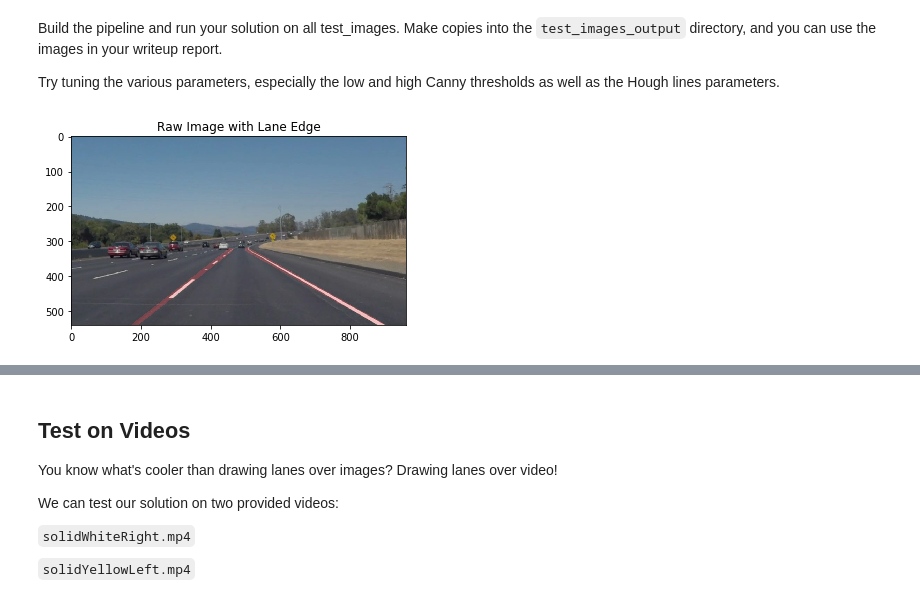
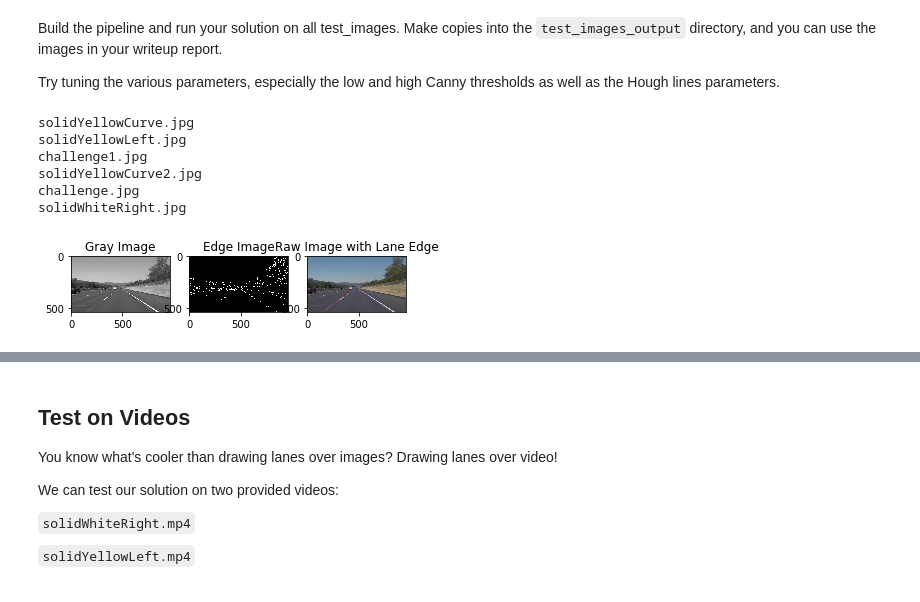
Before and after one commit to StevenShuoFeng/CarND-LaneLines-P1, a Jupyter notebook: P1.ipynb, the cells around one changed output, grey strips where cells are left out. Drawn from its saved outputs; the diff is of its cells as text; code cells hidden in the pictures.

Commit message:
solving the challenge problem
1. The shade from side creates much stronger edges than the yellow lane line for certain parts
2. tree shade creates a lot of edges

```diff
--- a/P1.ipynb
+++ b/P1.ipynb
@@ -247,39 +261,49 @@ Try tuning the various parameters, especially the low and high Canny thresholds
 # %%
 # TODO: Build your pipeline that will draw lane lines on the test_images
 # then save them to the test_images_output directory.
 import os
 
 inputImageDir = "test_images/"
 outputImageDir = "test_images_output/"
 files = os.listdir(inputImageDir)
 
 for k in range(len(testImageFiles)):
     img = mpimg.imread(inputImageDir + files[k])
     imgGray = grayscale(img)
     sizy, sizx = imgGray.shape
+    print(files[k])
+
+    # Define a region of interest in front-center
+    roi = np.array([[sizx*0.45, sizy*0.6], [sizx*0.2, sizy*0.9], [sizx*0.8, sizy*0.9], [sizx*0.55, sizy*0.6]]).astype(int)
 
     # Detect all edges
-    imgEdge = canny(imgGray, 50, 150)
-
-    # Define a region of interest in front-center
-    roi = np.array([[sizx*0.45, sizy*0.6], [0, sizy], [sizx, sizy], [sizx*0.55, sizy*0.6]]).astype(int)
+    imgEdge = canny(imgGray, 50, 100)
     imgEdgeROI = region_of_interest(imgEdge, [roi])
 
+    plt.subplot(1,3,1)
+    plt.imshow(imgGray, cmap='gray'), plt.title('Gray Image')
+    plt.subplot(1,3,2)
+    plt.imshow(imgEdge, cmap='gray'), plt.title('Edge Image')
+    plt.subplot(1,3,3)
+    plt.imshow(lineROI), plt.title('Hough Lines (ROI) Image')
+
     # hough transform for lines
-    lineROI = hough_lines(imgEdgeROI, rho=1, theta=np.pi/180, threshold=20, min_line_len=10, max_line_gap=2)
+    lineROI = hough_lines(imgEdgeROI, rho=1, theta=np.pi/180, threshold=20, min_line_len=5, max_line_gap=2)
 
-#     plt.subplot(1,3,1)
-#     plt.imshow(imgGray, cmap='gray'), plt.title('Gray Image')
-#     plt.subplot(1,3,2)
-#     plt.imshow(imgEdge, cmap='gray'), plt.title('Edge Image')
-#     plt.subplot(1,3,3)
-#     plt.imshow(lineROI), plt.title('Hough Lines (ROI) Image')
 
     res = weighted_img(initial_img=img, img=lineROI, α=0.8, β=0.2, γ=0.5)
     plt.imshow(res), plt.title('Raw Image with Lane Edge')
-    cv2.imwrite(outputImageDir + "rawline_" + files[k], cv2.cvtColor(res, cv2.COLOR_RGB2BGR))
+#     cv2.imwrite(outputImageDir + "rawline_" + files[k], cv2.cvtColor(res, cv2.COLOR_RGB2BGR))
+#     cv2.imwrite(outputImageDir + files[k], cv2.cvtColor(res, cv2.COLOR_RGB2BGR))
+    cv2.imwrite(outputImageDir + files[k], imgEdgeROI)
 # %% [output]
+solidYellowCurve.jpg
+solidYellowLeft.jpg
+challenge1.jpg
+solidYellowCurve2.jpg
+challenge.jpg
+solidWhiteRight.jpg
-[figure, old version]
+[figure, new version]
 # %%
 ret, imgGrayThresh = cv2.threshold(region_of_interest(imgGray, [roi]),150,250,cv2.THRESH_BINARY)
 imgGrayThresh *= 255
```
Also changed, not shown: parts of 4 cells of this notebook, 13 other files.
